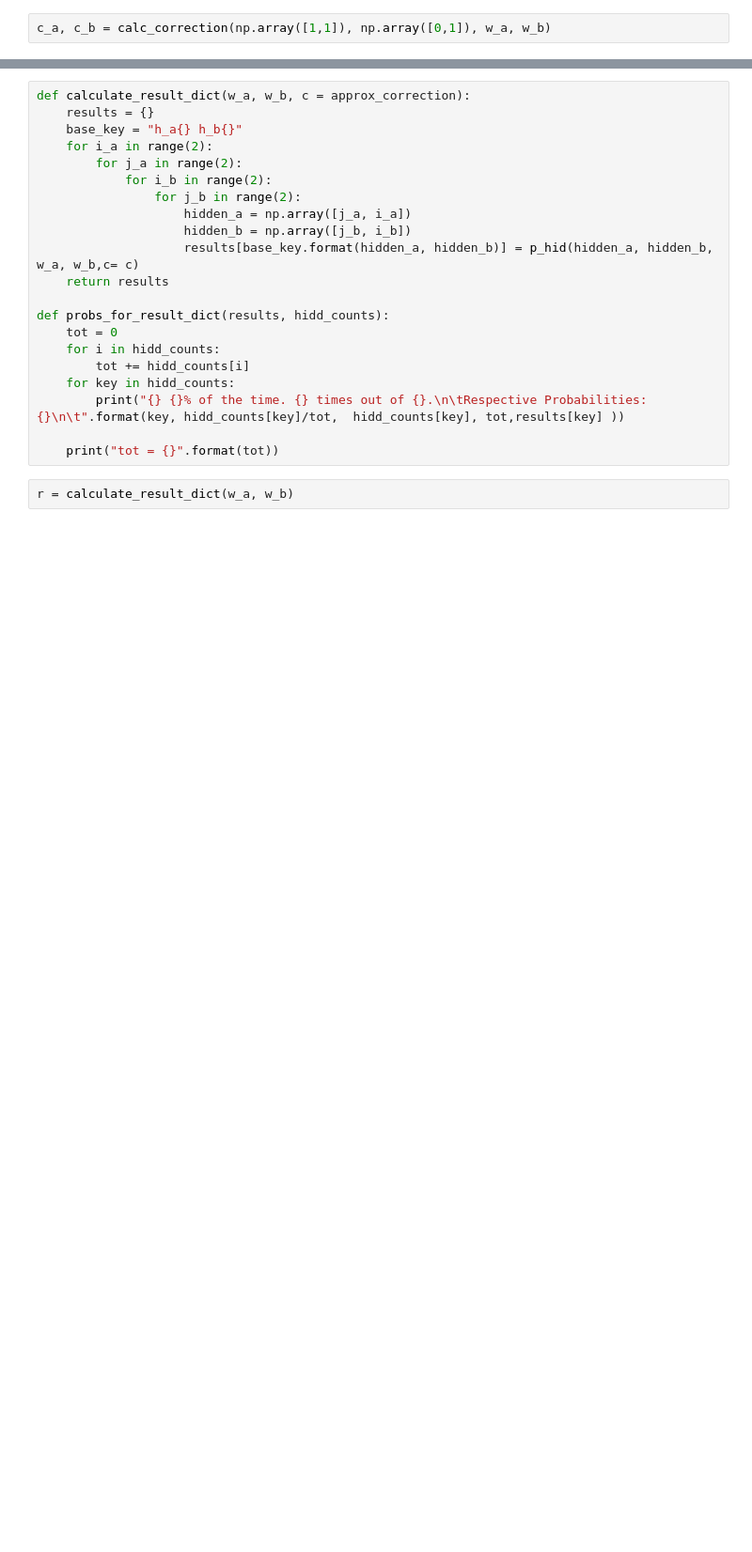
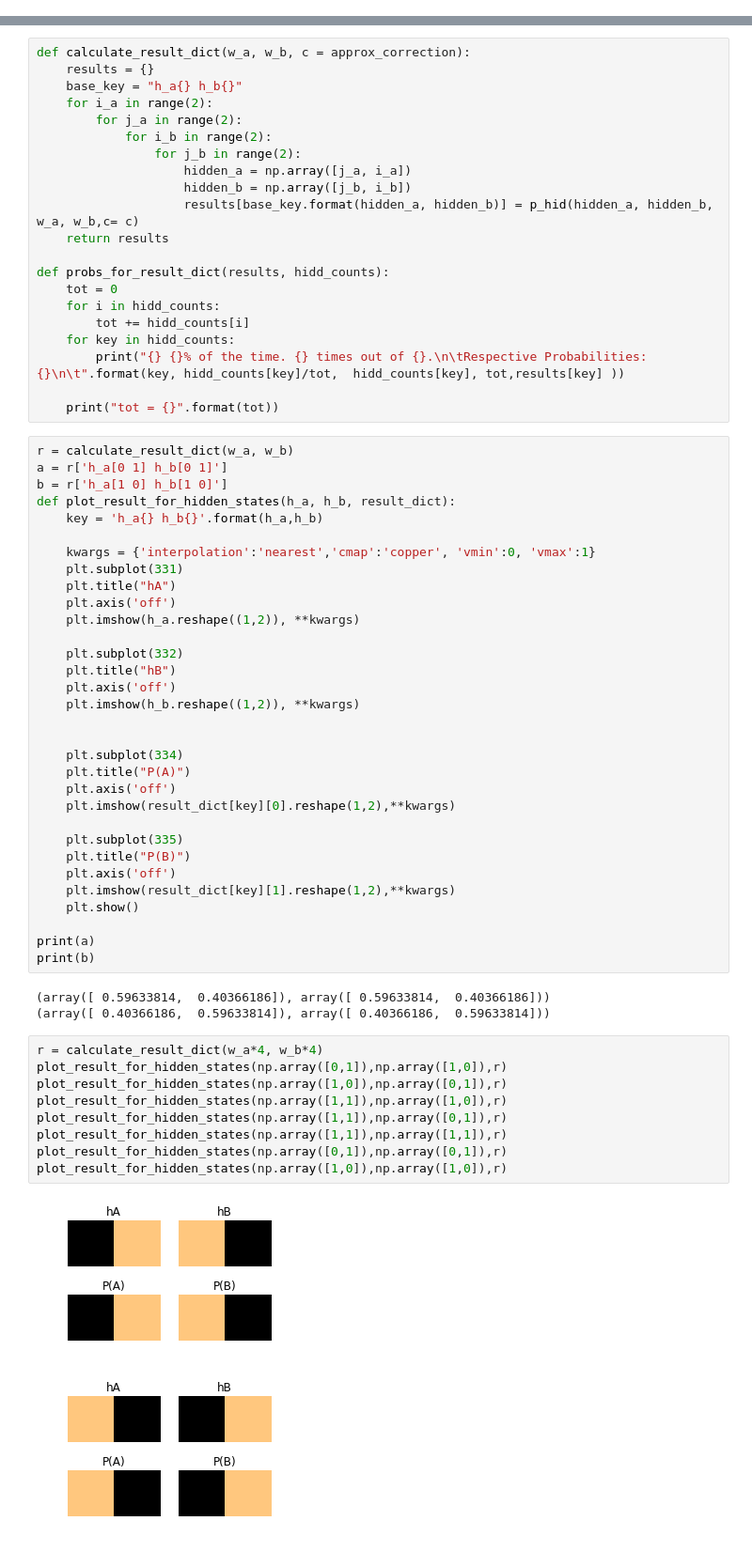
Before and after one commit to garibaldu/multicauseRBM, a Jupyter notebook: Max/TwoBitRBM.ipynb, the cells around one changed output, grey strips where cells are left out. Shown at 94% size. Cells and saved outputs as stored; diff of their text form; blank space fills up the shorter version.

```diff
--- a/Max/TwoBitRBM.ipynb
+++ b/Max/TwoBitRBM.ipynb
@@ -181,2 +75,0 @@ KeyboardInterrupt:
-# %%
-c_a, c_b = calc_correction(np.array([1,1]), np.array([0,1]), w_a, w_b)
@@ -249,5 +134,50 @@ def probs_for_result_dict(results, hidd_counts):
         print("{} {}% of the time. {} times out of {}.\n\tRespective Probabilities:{}\n\t".format(key, hidd_counts[key]/tot,  hidd_counts[key], tot,results[key] ))
 
     print("tot = {}".format(tot))
-# %%
-r = calculate_result_dict(w_a, w_b)
+# %%
+r = calculate_result_dict(w_a, w_b)
+a = r['h_a[0 1] h_b[0 1]']
+b = r['h_a[1 0] h_b[1 0]']
+def plot_result_for_hidden_states(h_a, h_b, result_dict):
+    key = 'h_a{} h_b{}'.format(h_a,h_b)
+
+    kwargs = {'interpolation':'nearest','cmap':'copper', 'vmin':0, 'vmax':1}
+    plt.subplot(331)
+    plt.title("hA")
+    plt.axis('off')
+    plt.imshow(h_a.reshape((1,2)), **kwargs)
+
+    plt.subplot(332)
+    plt.title("hB")
+    plt.axis('off')
+    plt.imshow(h_b.reshape((1,2)), **kwargs)
+
+
+    plt.subplot(334)
+    plt.title("P(A)")
+    plt.axis('off')
+    plt.imshow(result_dict[key][0].reshape(1,2),**kwargs)
+
+    plt.subplot(335)
+    plt.title("P(B)")
+    plt.axis('off')
+    plt.imshow(result_dict[key][1].reshape(1,2),**kwargs)
+    plt.show()
+
+print(a)
+print(b)
+# %% [output]
+(array([ 0.59633814,  0.40366186]), array([ 0.59633814,  0.40366186]))
+(array([ 0.40366186,  0.59633814]), array([ 0.40366186,  0.59633814]))
+# %%
+r = calculate_result_dict(w_a*4, w_b*4)
+plot_result_for_hidden_states(np.array([0,1]),np.array([1,0]),r)
+plot_result_for_hidden_states(np.array([1,0]),np.array([0,1]),r)
+plot_result_for_hidden_states(np.array([1,1]),np.array([1,0]),r)
+plot_result_for_hidden_states(np.array([1,1]),np.array([0,1]),r)
+plot_result_for_hidden_states(np.array([1,1]),np.array([1,1]),r)
+plot_result_for_hidden_states(np.array([0,1]),np.array([0,1]),r)
+plot_result_for_hidden_states(np.array([1,0]),np.array([1,0]),r)
+# %% [output]
+[figure, added]
+[figure, added]
```
Also changed, not shown: parts of 43 cells of this notebook, 1 other file.
